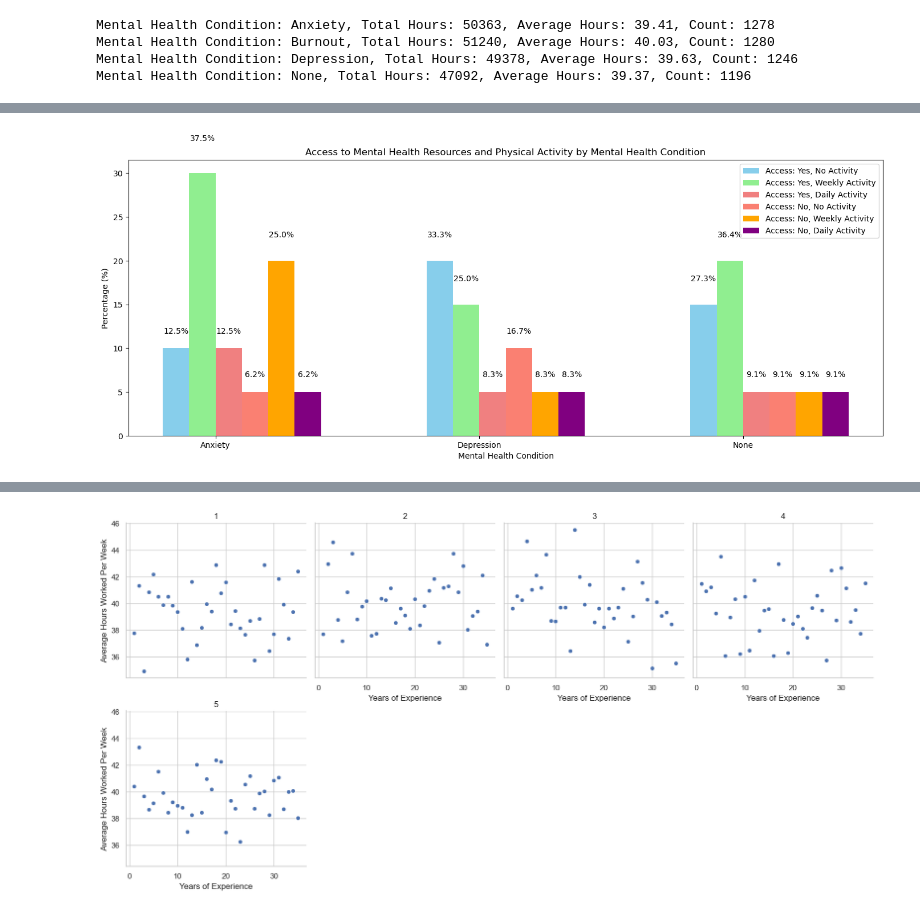
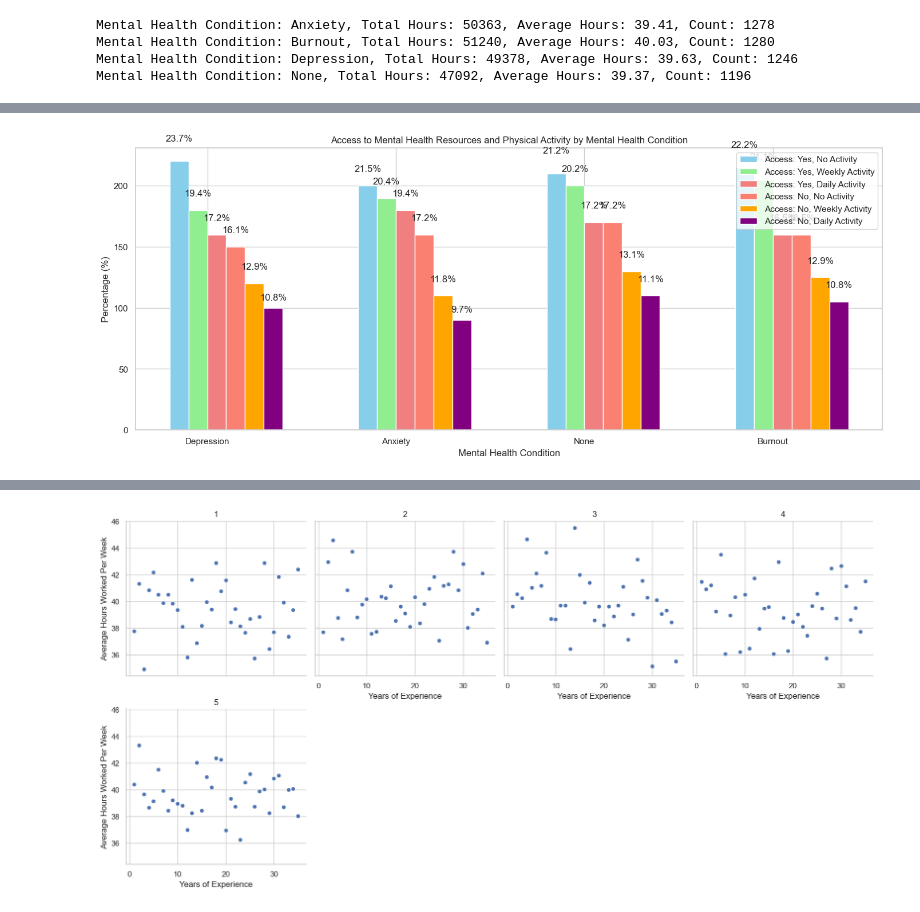
Before and after one commit to faiyted/Project3, a Jupyter notebook: dataset.ipynb, the cells around one changed output, grey strips where cells are left out. Drawn from its saved outputs; the diff is of its cells as text; code cells hidden in the pictures.

```diff
--- a/dataset.ipynb
+++ b/dataset.ipynb
@@ -180,22 +505,22 @@ Mental Health Condition: None, Total Hours: 47092, Average Hours: 39.37, Count:
 # %%
+import numpy as np
 import matplotlib.pyplot as plt
-import numpy as np
 
-#Data
-categories = ['Anxiety', 'Depression', 'None']
-physical_activity_levels = ['None', 'Weekly', 'Daily']
+# Catagories
+categories = ['Depression', 'Anxiety', 'None', 'Burnout']  # Update this based on your actual data
 
-# Access to resources and amount of physical activity
+# Access to resources and amount of physical activity (Yes Access)
 access_yes = {
-    'None': [10, 20, 15],
-    'Weekly': [30, 15, 20],
-    'Daily': [10, 5, 5]
+    'None': [220, 200, 210, 215],
+    'Weekly': [180, 190, 200, 205],
+    'Daily': [160, 180, 170, 160]
 }
-# No acces to resources and amount of physical activity
+
+# No access to resources and amount of physical activity (No Access)
 access_no = {
-    'None': [5, 10, 5],
-    'Weekly': [20, 5, 5],
-    'Daily': [5, 5, 5]
+    'None': [150, 160, 170, 160],
+    'Weekly': [120, 110, 130, 125],
+    'Daily': [100, 90, 110, 105]
 }
 
 # Calculate total counts for each category
@@ -203,7 +528,7 @@ total_counts = np.array(access_yes['None']) + np.array(access_yes['Weekly']) + n
                np.array(access_no['None']) + np.array(access_no['Weekly']) + np.array(access_no['Daily'])
 
 # Increase bar width and spacing between categories
-bar_width = 0.25  # Increased bar width
+bar_width = 0.25  # Adjust bar width if needed
 index = np.arange(len(categories)) * 2.5
 
 fig, ax = plt.subplots(figsize=(14, 6))
@@ -221,40 +546,40 @@ bars6 = ax.bar(index + 3.5 * bar_width, access_no['Daily'], bar_width, label='Ac
 # Function to calculate vertical offset for better spacing
 def get_offset(height):
     """Return a vertical offset based on the height of the bar to prevent text overlap."""
-    if height > 20:
-        return 3.5
-    elif height > 10:
-        return 2.5
+    if height > 200:
+        return 15
+    elif height > 100:
+        return 10
     else:
-        return 1.5
+        return 5
 
 # Adding percentages on top of the bars for 'Access: Yes'
 for bars, label in zip([bars1, bars2, bars3], ['None', 'Weekly', 'Daily']):
     for bar, count, total in zip(bars, access_yes[label], total_counts):
         percentage = (count / total) * 100
         yval = bar.get_height()
         ax.text(bar.get_x() + bar.get_width() / 2, yval + get_offset(yval), f'{percentage:.1f}%', ha='center', va='bottom')
 
 # Adding percentages on top of the bars for 'Access: No'
 for bars, label in zip([bars4, bars5, bars6], ['None', 'Weekly', 'Daily']):
     for bar, count, total in zip(bars, access_no[label], total_counts):
         percentage = (count / total) * 100
         yval = bar.get_height()
         ax.text(bar.get_x() + bar.get_width() / 2, yval + get_offset(yval), f'{percentage:.1f}%', ha='center', va='bottom')
 
 # Adding labels and title
 ax.set_xlabel('Mental Health Condition')
 ax.set_ylabel('Percentage (%)')
 ax.set_title('Access to Mental Health Resources and Physical Activity by Mental Health Condition')
 ax.set_xticks(index)
 ax.set_xticklabels(categories)
 ax.legend()
 
 # Display the chart
 plt.tight_layout()
 plt.show()
 # %% [output]
-[figure, old version]
+[figure, new version]
 # %%
 # Define the aggregation pipeline
 pipeline = [
```
Also changed, not shown: parts of 41 cells of this notebook.
